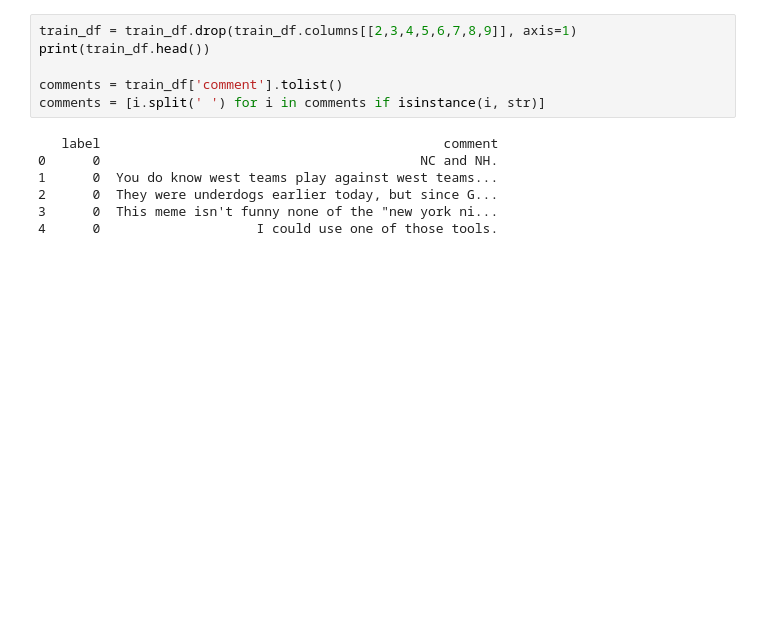
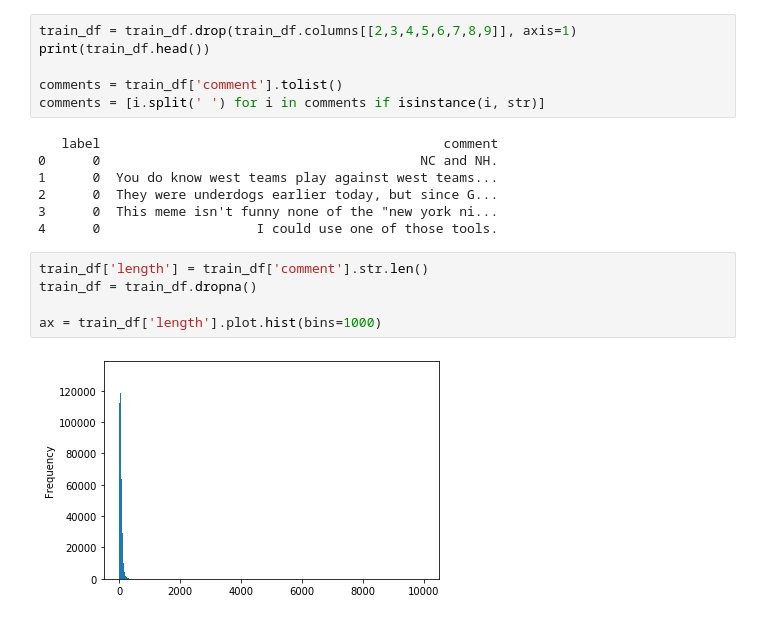
Before and after one commit to succculent/CAIS_Fall2019_FinalProject, a Jupyter notebook: sarcasm.ipynb, the cells around one changed output. Saved outputs shown, nothing was run; the diff lists cells and outputs as text; blank space fills up the shorter version.

```diff
--- a/sarcasm.ipynb
+++ b/sarcasm.ipynb
@@ -19,3 +28,10 @@ comments = [i.split(' ') for i in comments if isinstance(i, str)]
 2      0  They were underdogs earlier today, but since G...
 3      0  This meme isn't funny none of the "new york ni...
 4      0                    I could use one of those tools.
+# %%
+train_df['length'] = train_df['comment'].str.len()
+train_df = train_df.dropna()
+
+ax = train_df['length'].plot.hist(bins=1000)
+# %% [output]
+[figure, added]
```
Also changed, not shown: parts of 18 cells of this notebook.
